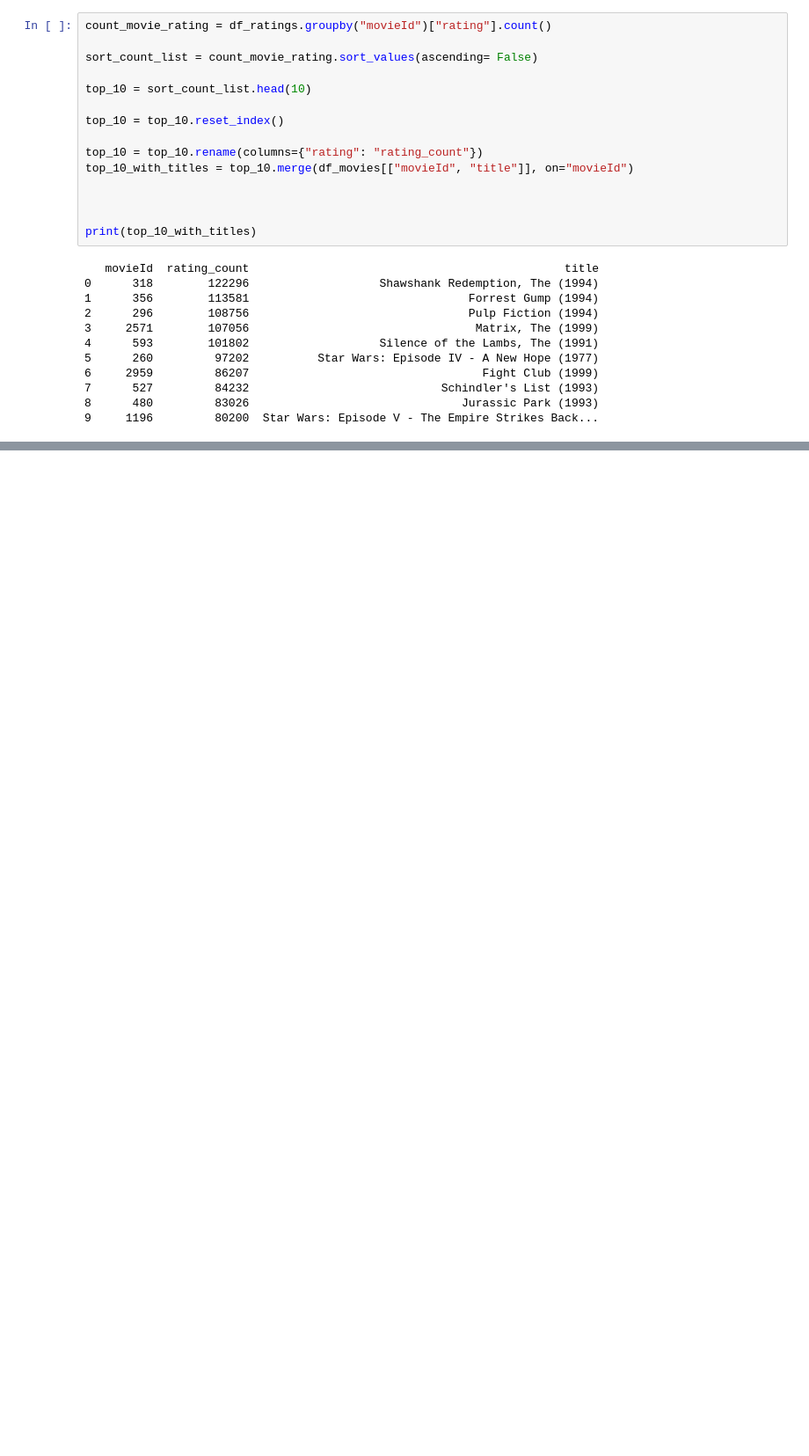
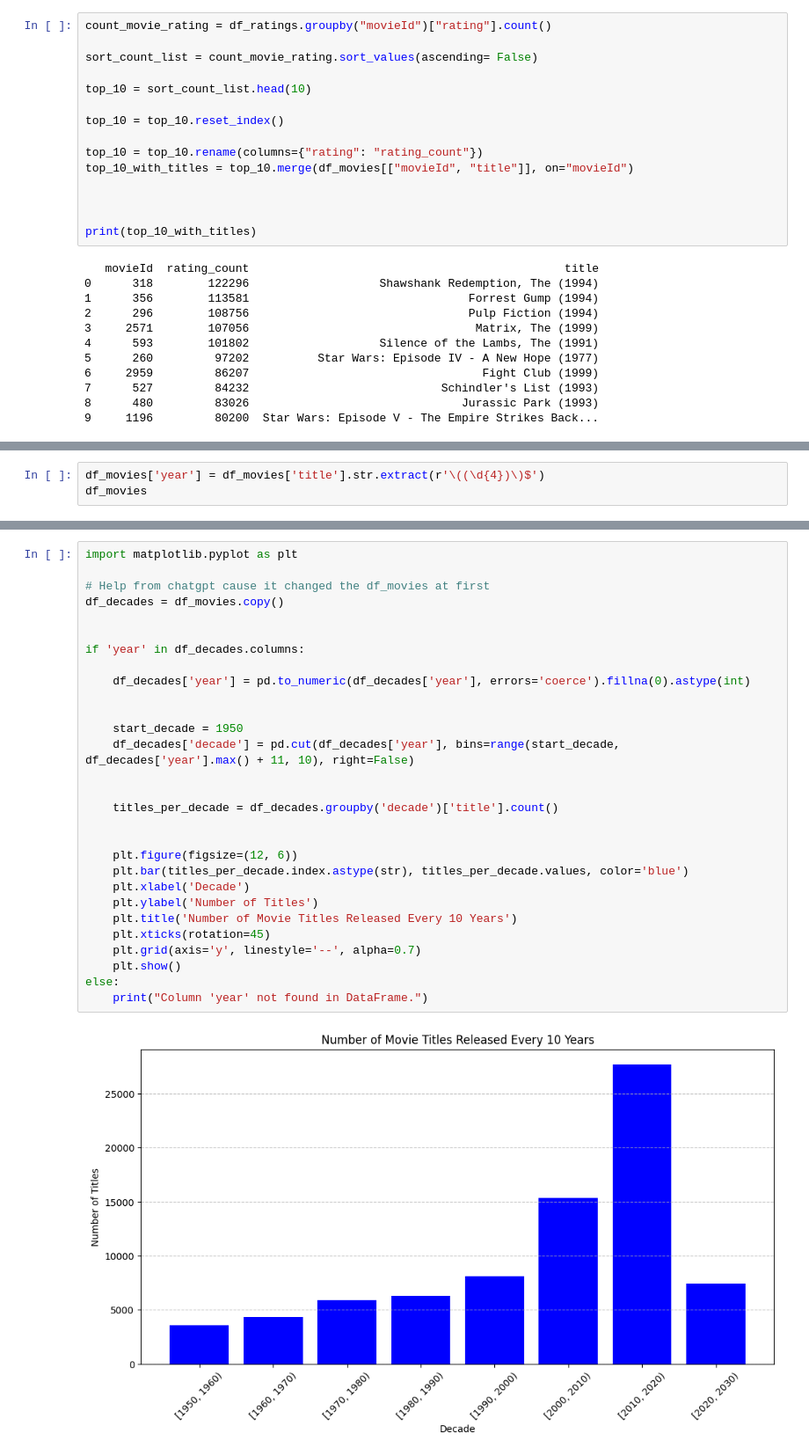
Before and after one commit to PontanB/AI-Pontus-Berglund-OPA23-, a Jupyter notebook: Labb1/1.1.ipynb, the cells around one changed output, grey strips where cells are left out. Shown: that part at 88% size. Saved outputs shown, nothing was run; the diff lists cells and outputs as text; blank space fills up the shorter version.

```diff
--- a/Labb1/1.1.ipynb
+++ b/Labb1/1.1.ipynb
@@ -117,0 +120,3 @@ top_10_movies_data_average_titles
+# %%
+df_movies['year'] = df_movies['title'].str.extract(r'\((\d{4})\)$')
+df_movies
@@ -117,0 +137,31 @@ top_10_movies_data_average_titles
+# %%
+import matplotlib.pyplot as plt
+
+# Help from chatgpt cause it changed the df_movies at first
+df_decades = df_movies.copy()
+
+
+if 'year' in df_decades.columns:
+
+    df_decades['year'] = pd.to_numeric(df_decades['year'], errors='coerce').fillna(0).astype(int)
+
+
+    start_decade = 1950
+    df_decades['decade'] = pd.cut(df_decades['year'], bins=range(start_decade, df_decades['year'].max() + 11, 10), right=False)
+
+
+    titles_per_decade = df_decades.groupby('decade')['title'].count()
+
+
+    plt.figure(figsize=(12, 6))
+    plt.bar(titles_per_decade.index.astype(str), titles_per_decade.values, color='blue')
+    plt.xlabel('Decade')
+    plt.ylabel('Number of Titles')
+    plt.title('Number of Movie Titles Released Every 10 Years')
+    plt.xticks(rotation=45)
+    plt.grid(axis='y', linestyle='--', alpha=0.7)
+    plt.show()
+else:
+    print("Column 'year' not found in DataFrame.")
+# %% [output]
+[figure, added]
```
Also changed, not shown: parts of 6 cells of this notebook.
